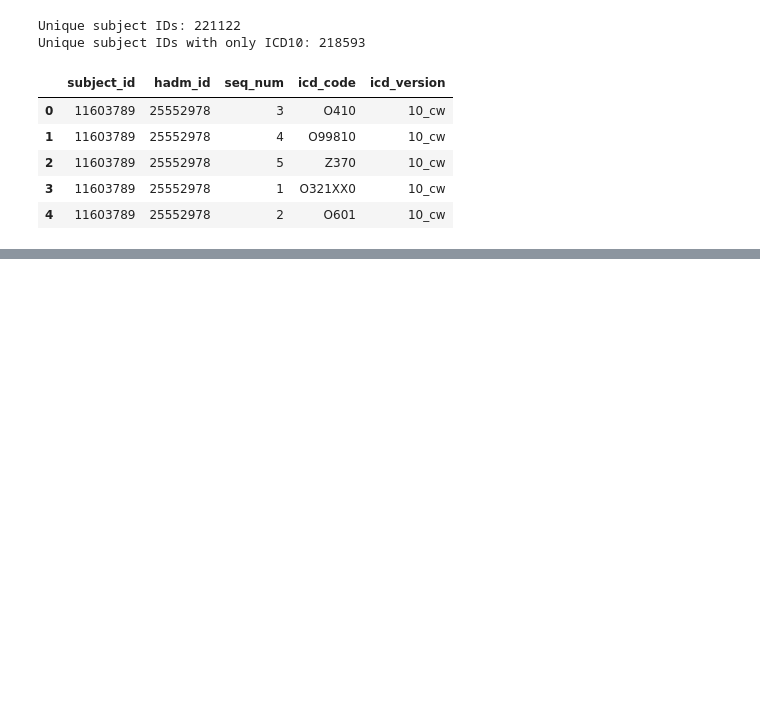
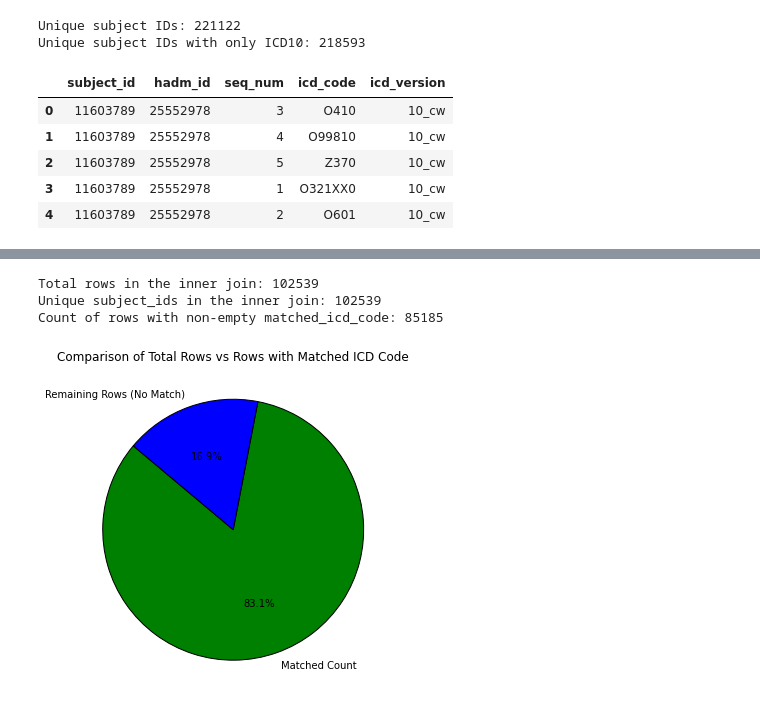
Before and after one commit to pnaliyatthaliyazchayil/scispacy_pipeline_analysis, a Jupyter notebook: parvati_umls_scispacy_analysis.ipynb, the cells around one changed output, grey strips where cells are left out. Drawn from its saved outputs; the diff is of its cells as text; code cells hidden in the pictures; blank space fills up the shorter version.

```diff
--- a/parvati_umls_scispacy_analysis.ipynb
+++ b/parvati_umls_scispacy_analysis.ipynb
@@ -475,0 +334,24 @@ Count of rows with non-empty matched_icd_code: 59742
+# %%
+total_rows = merged_df.shape[0]  # Get total number of rows
+unique_subject_ids = merged_df['Subject_ID'].nunique()  # Get count of unique subject_ids
+matched_count = merged_df[merged_df['matched_icd_code'].apply(lambda x: len(x) > 0)].shape[0]
+print(f"Total rows in the inner join: {total_rows}")
+print(f"Unique subject_ids in the inner join: {unique_subject_ids}")
+print(f"Count of rows with non-empty matched_icd_code: {matched_count}")
+
+# Labels and values for pie chart
+labels = ['Matched Count', 'Remaining Rows (No Match)']
+values = [matched_count, total_rows - matched_count]  # Remaining rows that don't have matches
+
+# Create pie chart
+plt.figure(figsize=(6,6))
+plt.pie(values, labels=labels, autopct='%1.1f%%', startangle=140, colors=['green', 'blue'], wedgeprops={'edgecolor': 'black'})
+
+# Title
+plt.title('Comparison of Total Rows vs Rows with Matched ICD Code')
+plt.show()
+# %% [output]
+Total rows in the inner join: 102539
+Unique subject_ids in the inner join: 102539
+Count of rows with non-empty matched_icd_code: 85185
+[figure, added]
```
Also changed, not shown: parts of 23 cells of this notebook.
